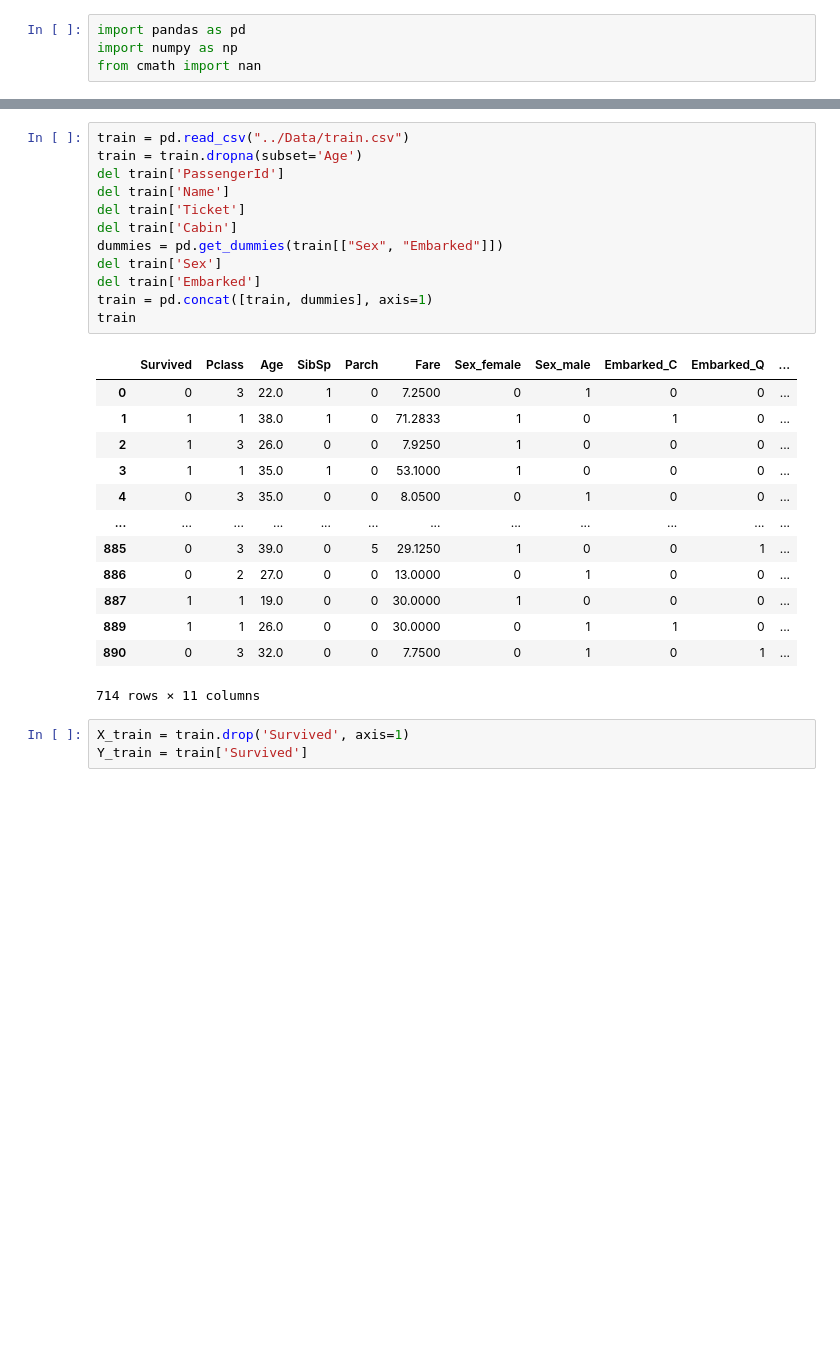
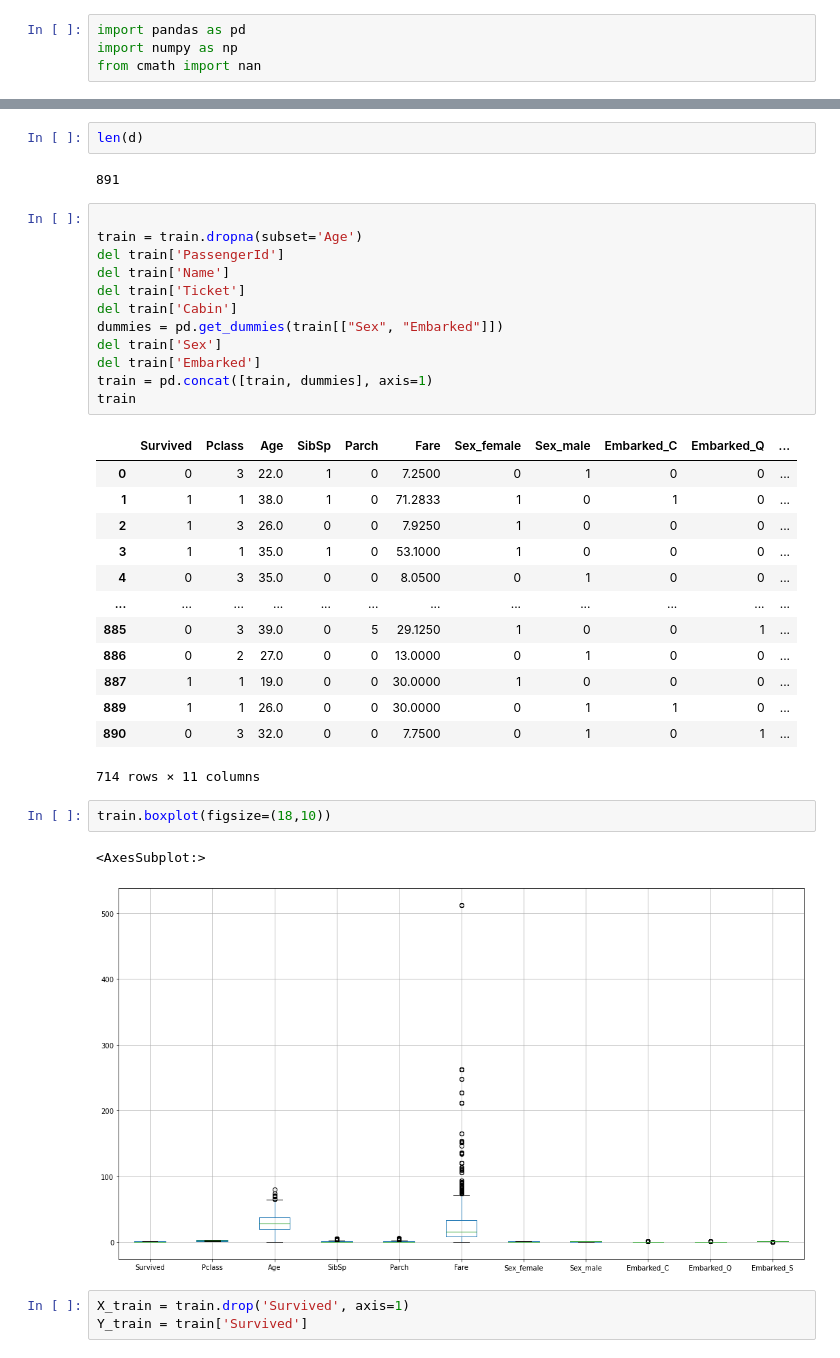
Before and after one commit to EliasGarzaV/RetoTitanicBloque1, a Jupyter notebook: Testing/pruebas_diego.ipynb, the cells around one changed output, grey strips where cells are left out. Cells and saved outputs as stored; diff of their text form; blank space fills up the shorter version.

```diff
--- a/Testing/pruebas_diego.ipynb
+++ b/Testing/pruebas_diego.ipynb
@@ -5,5 +17,9 @@ from cmath import nan
+# %%
+len(d)
+# %% [output]
+891
 # %%
-train = pd.read_csv("../Data/train.csv")
+
 train = train.dropna(subset='Age')
 del train['PassengerId']
 del train['Name']
@@ -28,6 +44,11 @@ train
 | 889 | 1 | 1 | 26.0 | 0 | 0 | 30.0000 | 0 | 1 | 1 | 0 | ... |
 | 890 | 0 | 3 | 32.0 | 0 | 0 | 7.7500 | 0 | 1 | 0 | 1 | ... |
 714 rows × 11 columns
+# %%
+train.boxplot(figsize=(18,10))
+# %% [output]
+<AxesSubplot:>
+[figure, added]
 # %%
 X_train = train.drop('Survived', axis=1)
 Y_train = train['Survived']
```
Also changed, not shown: parts of 9 cells of this notebook, 1 other file.
